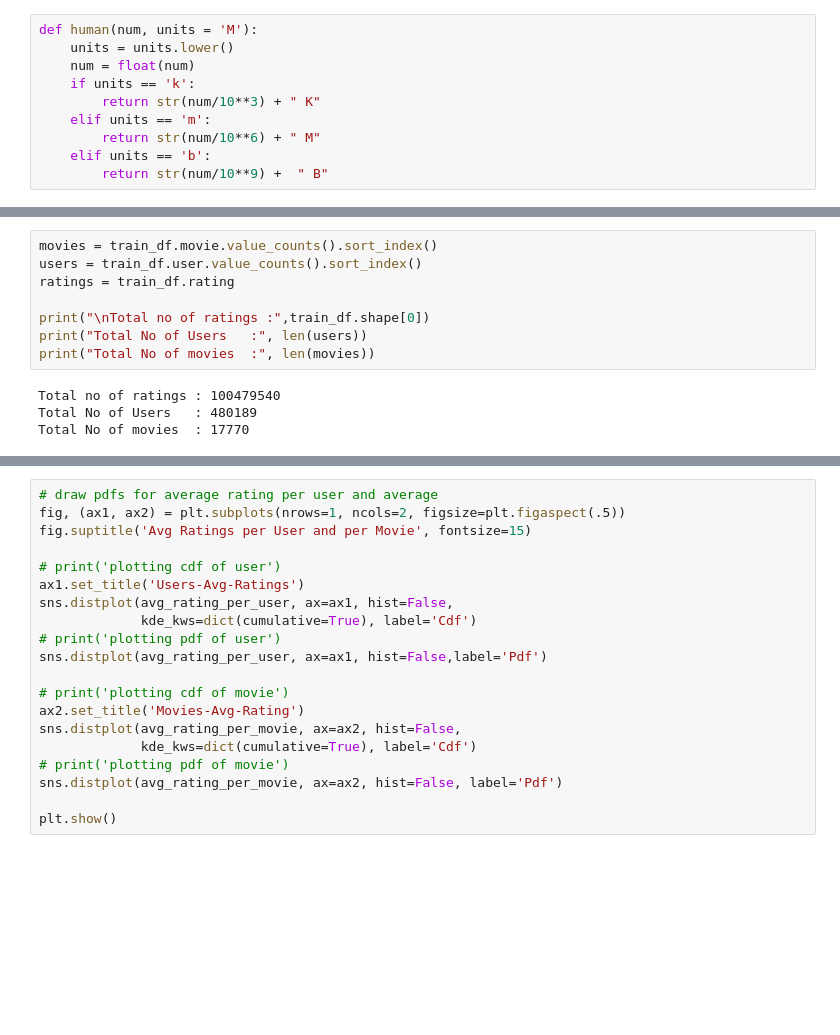
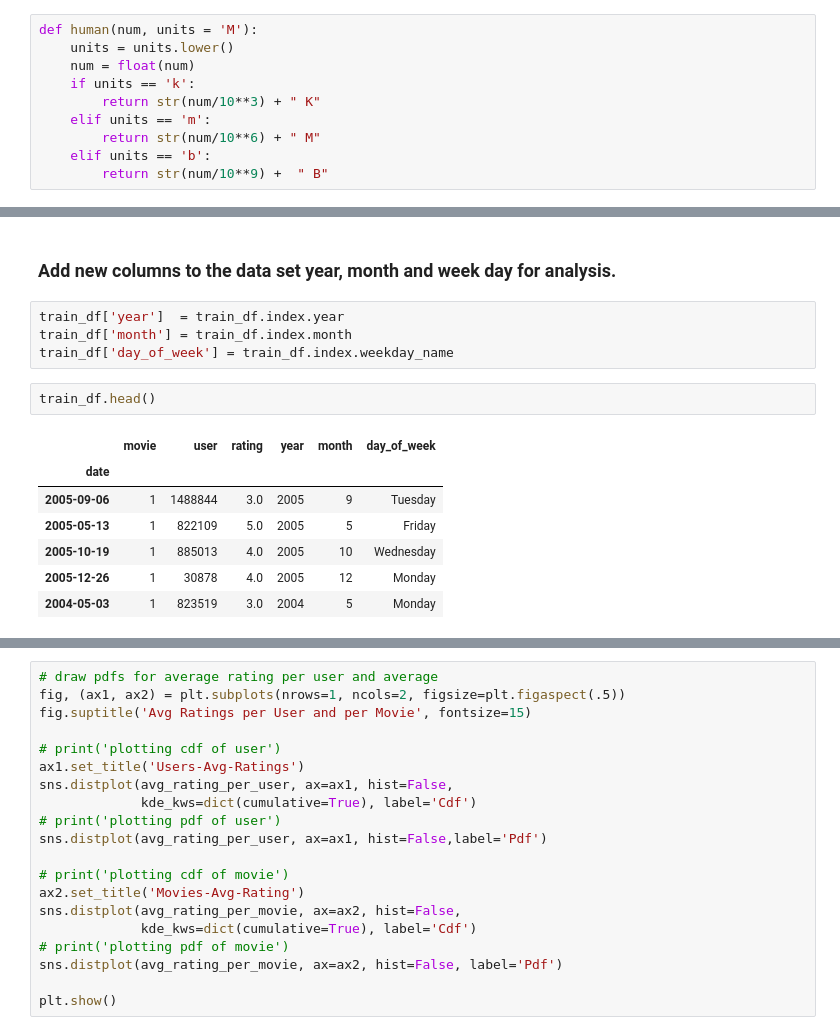
Before and after one commit to ramsane/NetflixPrizeRS, a Jupyter notebook: 01_Intro.ipynb, the cells around one changed output, grey strips where cells are left out. Cells and saved outputs as stored; diff of their text form; blank space fills up the shorter version.

```diff
--- a/01_Intro.ipynb
+++ b/01_Intro.ipynb
@@ -78,15 +98,19 @@ plt.show()
 # %% [output]
 [interactive output not drawn]
 [interactive output not drawn]
-# %%
-movies = train_df.movie.value_counts().sort_index()
-users = train_df.user.value_counts().sort_index()
-ratings = train_df.rating
-
-print("\nTotal no of ratings :",train_df.shape[0])
-print("Total No of Users   :", len(users))
-print("Total No of movies  :", len(movies))
-# %% [output]
-Total no of ratings : 100479540
-Total No of Users   : 480189
-Total No of movies  : 17770
+# %% [markdown]
+### Add new columns to the data set year, month and week day for analysis.
+# %%
+train_df['year']  = train_df.index.year
+train_df['month'] = train_df.index.month
+train_df['day_of_week'] = train_df.index.weekday_name
+# %%
+train_df.head()
+# %% [output]
+|  | movie | user | rating | year | month | day_of_week |
+| date |  |  |  |  |  |  |
+| 2005-09-06 | 1 | 1488844 | 3.0 | 2005 | 9 | Tuesday |
+| 2005-05-13 | 1 | 822109 | 5.0 | 2005 | 5 | Friday |
+| 2005-10-19 | 1 | 885013 | 4.0 | 2005 | 10 | Wednesday |
+| 2005-12-26 | 1 | 30878 | 4.0 | 2005 | 12 | Monday |
+| 2004-05-03 | 1 | 823519 | 3.0 | 2004 | 5 | Monday |
```
Also changed, not shown: parts of 29 cells of this notebook, 1 other file.
